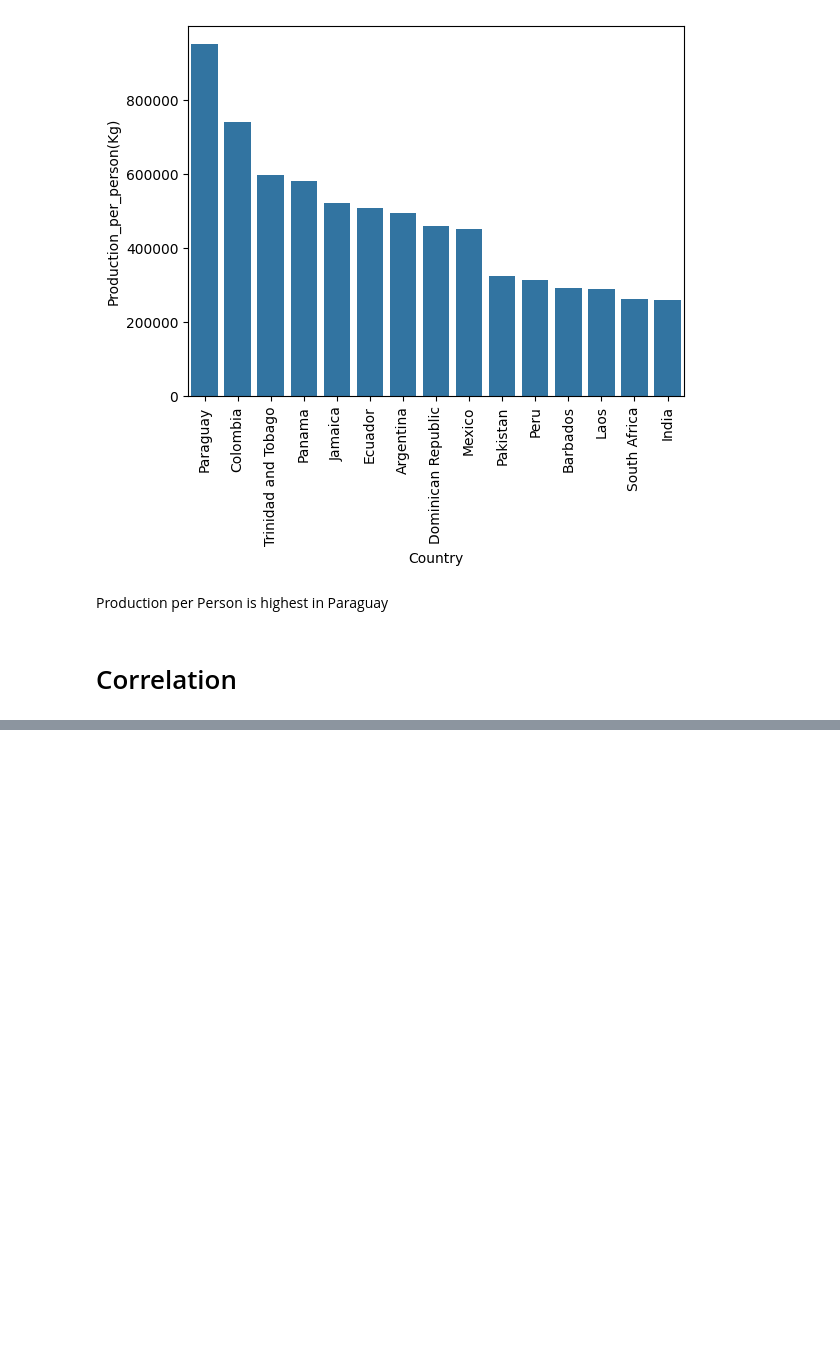
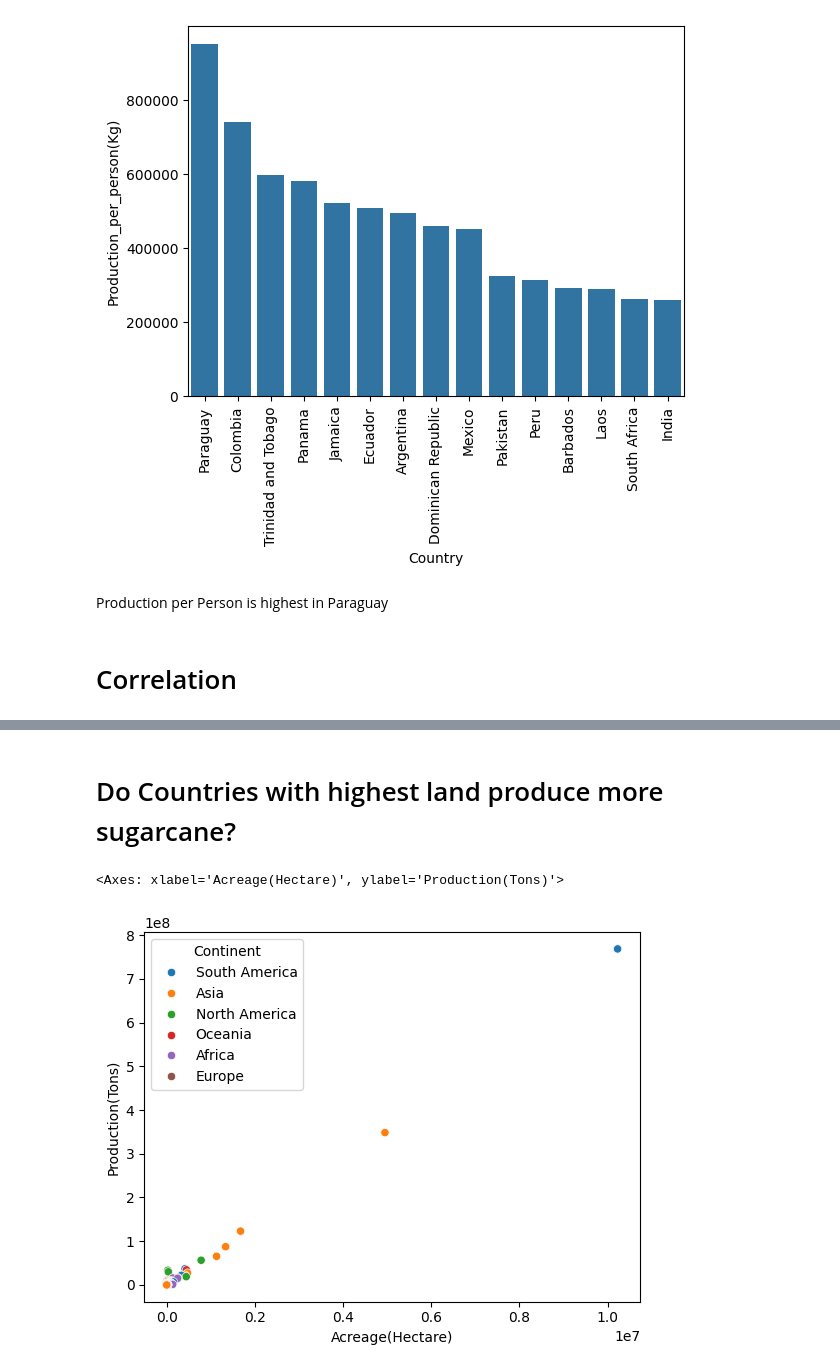
Before and after one commit to vishwajeet02/Projects, a Jupyter notebook: EDA/SugarCane_Production_Project/File_EDA1.ipynb, the cells around one changed output, grey strips where cells are left out. Saved outputs shown, nothing was run; the diff lists cells and outputs as text; code cells hidden in the pictures; blank space fills up the shorter version.

```diff
--- a/EDA/SugarCane_Production_Project/File_EDA1.ipynb
+++ b/EDA/SugarCane_Production_Project/File_EDA1.ipynb
@@ -389,0 +403,7 @@ Production per Person is highest in Paraguay
+# %% [markdown]
+# Do Countries with highest land produce more sugarcane?
+# %%
+sns.scatterplot(data = df,x = "Acreage(Hectare)",y="Production(Tons)",hue = "Continent")
+# %% [output]
+<Axes: xlabel='Acreage(Hectare)', ylabel='Production(Tons)'>
+[figure, added]
```
Also changed, not shown: parts of 20 cells of this notebook.
